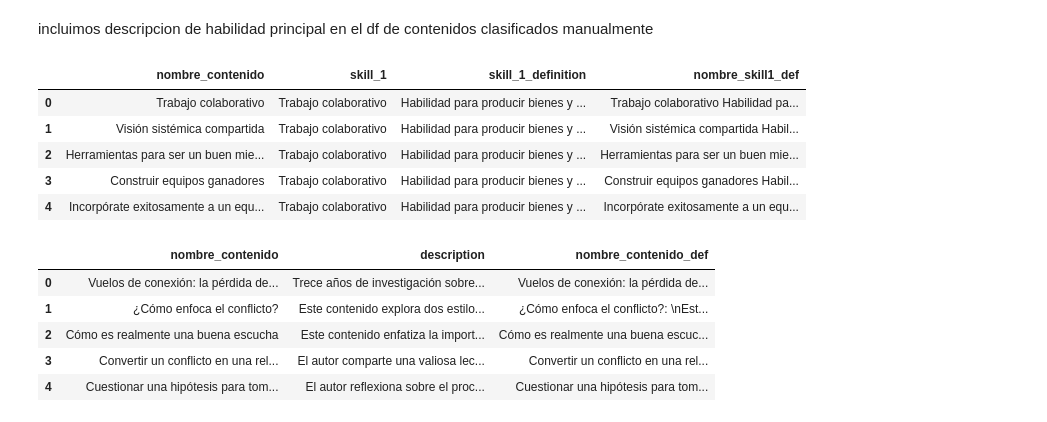
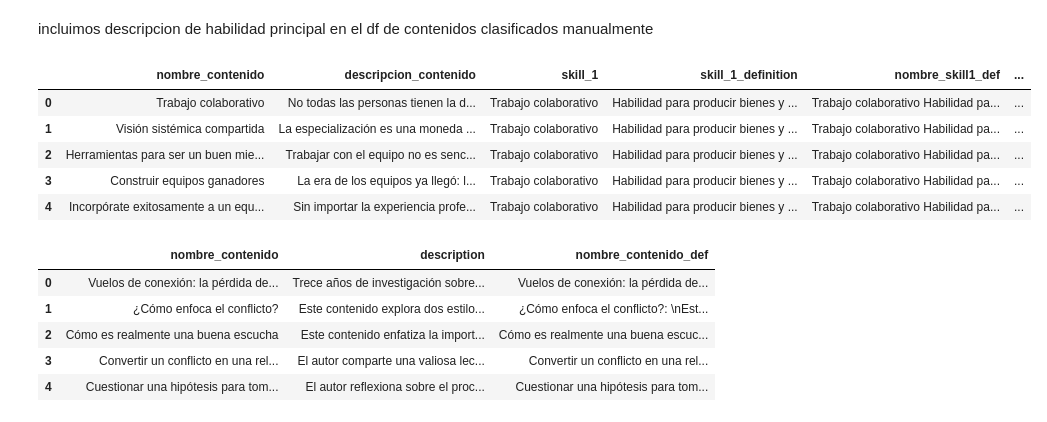
Before and after one commit to JonatanPolanco/Content_Classification, a Jupyter notebook: EAnalysis_&_Preprocessing.ipynb, the cells around one changed output. Saved outputs shown, nothing was run; the diff lists cells and outputs as text; code cells hidden in the pictures.

```diff
--- a/EAnalysis_&_Preprocessing.ipynb
+++ b/EAnalysis_&_Preprocessing.ipynb
@@ -264,19 +266,20 @@ Series([], Name: COMPETENCIA, dtype: int64)
 # %% [markdown]
 incluimos descripcion de habilidad principal en el df de contenidos clasificados manualmente
 # %%
-ground_truth = classified_content_[['NOMBRE FINAL', 'HABILIDAD PRINCIPAL']].rename(columns={'NOMBRE FINAL': 'nombre_contenido', 'HABILIDAD PRINCIPAL': 'skill_1'})
+ground_truth = classified_content_[['NOMBRE FINAL','DESCRIPCIÓN', 'HABILIDAD PRINCIPAL']].rename(columns={'NOMBRE FINAL': 'nombre_contenido', 'DESCRIPCIÓN': 'descripcion_contenido','HABILIDAD PRINCIPAL': 'skill_1'})
 new_content_ = new_content[['title', 'description', 'course_description_py']].rename(columns={'title': 'nombre_contenido', 'course_description_py': 'nombre_contenido_def'})
 competence_definitions_ = competence_definitions[['ability', 'ability_definition']].rename(columns = { 'ability': 'skill_1', 'ability_definition': 'skill_1_definition'})
 ground_truth = pd.merge(ground_truth, competence_definitions_, on= 'skill_1')
-ground_truth['nombre_skill1_def'] =  ground_truth['nombre_contenido'] + ' ' + ground_truth['skill_1_definition']
+ground_truth['nombre_skill1_def'] =  ground_truth['skill_1'] + ' ' + ground_truth['skill_1_definition']
+ground_truth['nombre_contenido_def'] =  ground_truth['nombre_contenido'] + ' ' + ground_truth['descripcion_contenido']
 ground_truth.head()
 # %% [output]
-|  | nombre_contenido | skill_1 | skill_1_definition | nombre_skill1_def |
-| 0 | Trabajo colaborativo | Trabajo colaborativo | Habilidad para producir bienes y ... | Trabajo colaborativo Habilidad pa... |
-| 1 | Visión sistémica compartida | Trabajo colaborativo | Habilidad para producir bienes y ... | Visión sistémica compartida Habil... |
-| 2 | Herramientas para ser un buen mie... | Trabajo colaborativo | Habilidad para producir bienes y ... | Herramientas para ser un buen mie... |
-| 3 | Construir equipos ganadores | Trabajo colaborativo | Habilidad para producir bienes y ... | Construir equipos ganadores Habil... |
-| 4 | Incorpórate exitosamente a un equ... | Trabajo colaborativo | Habilidad para producir bienes y ... | Incorpórate exitosamente a un equ... |
+|  | nombre_contenido | descripcion_contenido | skill_1 | skill_1_definition | nombre_skill1_def | ... |
+| 0 | Trabajo colaborativo | No todas las personas tienen la d... | Trabajo colaborativo | Habilidad para producir bienes y ... | Trabajo colaborativo Habilidad pa... | ... |
+| 1 | Visión sistémica compartida | La especialización es una moneda ... | Trabajo colaborativo | Habilidad para producir bienes y ... | Trabajo colaborativo Habilidad pa... | ... |
+| 2 | Herramientas para ser un buen mie... | Trabajar con el equipo no es senc... | Trabajo colaborativo | Habilidad para producir bienes y ... | Trabajo colaborativo Habilidad pa... | ... |
+| 3 | Construir equipos ganadores | La era de los equipos ya llegó: l... | Trabajo colaborativo | Habilidad para producir bienes y ... | Trabajo colaborativo Habilidad pa... | ... |
+| 4 | Incorpórate exitosamente a un equ... | Sin importar la experiencia profe... | Trabajo colaborativo | Habilidad para producir bienes y ... | Trabajo colaborativo Habilidad pa... | ... |
 # %%
 new_content_.head()
 # %% [output]
```
Also changed, not shown: parts of 18 cells of this notebook.
